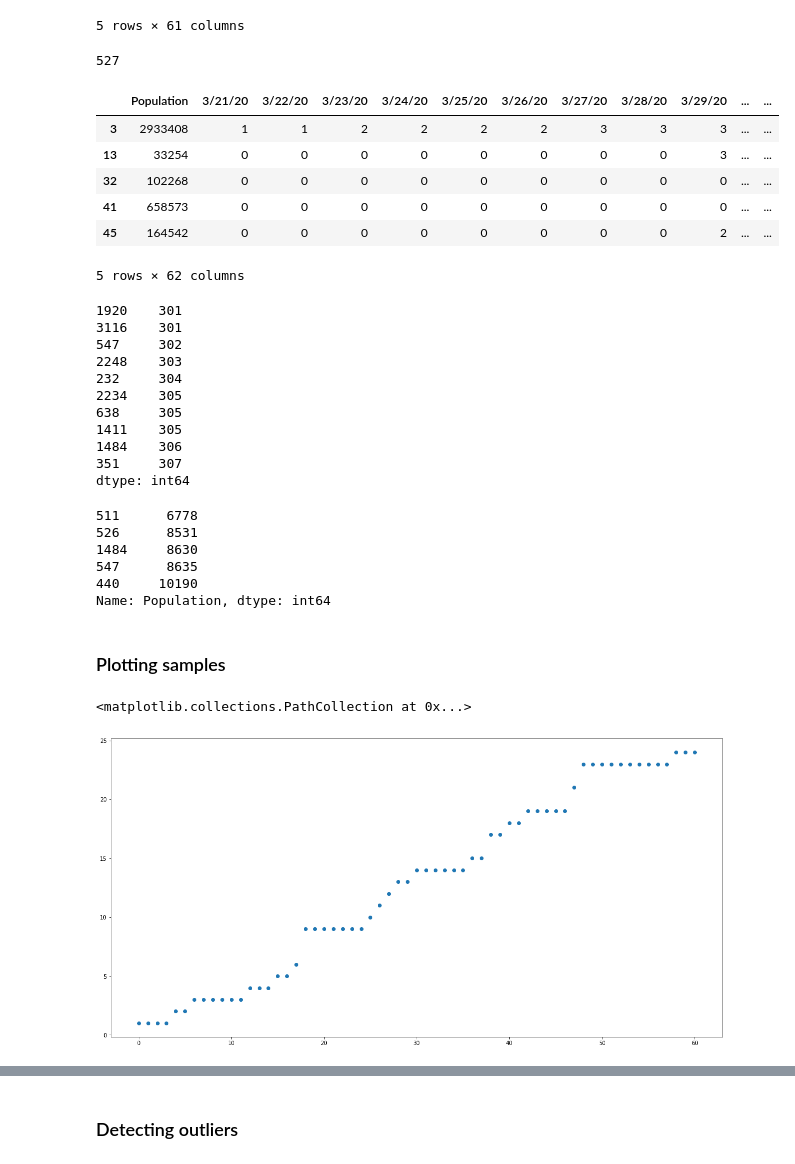
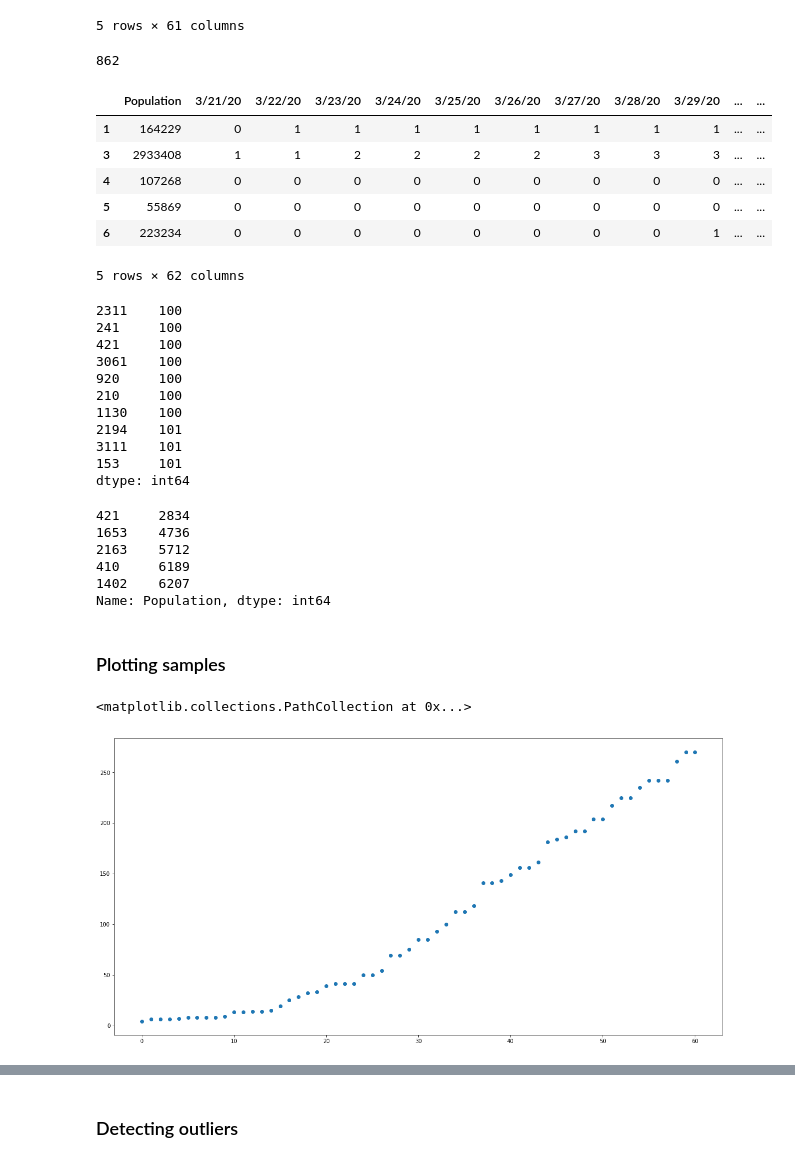
Before and after one commit to AMDonati/SMC-T-v2, a Jupyter notebook: src/preprocessing/Covid_data_preprocess_with_rescaling.ipynb, the cells around one changed output, grey strips where cells are left out. Drawn from its saved outputs; the diff is of its cells as text; code cells hidden in the pictures.

```diff
--- a/src/preprocessing/Covid_data_preprocess_with_rescaling.ipynb
+++ b/src/preprocessing/Covid_data_preprocess_with_rescaling.ipynb
@@ -91,18 +91,18 @@ df_60_days.iloc[:,1:].head()
 | 4 | 0 | 0 | 0 | 0 | 0 | 0 | 0 | 0 | 0 | 0 | ... | ... |
 5 rows × 61 columns
 # %%
-df_60_days = df_60_days[df_60_days.iloc[:, 1:].sum(axis=1)>=300]
+df_60_days = df_60_days[df_60_days.iloc[:, 1:].sum(axis=1)>=100]
 df_60_days = df_60_days[df_60_days.iloc[:, 0]>0]
 print(len(df_60_days))
 df_60_days.head()
 # %% [output]
-527
+862
 |  | Population | 3/21/20 | 3/22/20 | 3/23/20 | 3/24/20 | 3/25/20 | 3/26/20 | 3/27/20 | 3/28/20 | 3/29/20 | ... | ... |
+| 1 | 164229 | 0 | 1 | 1 | 1 | 1 | 1 | 1 | 1 | 1 | ... | ... |
 | 3 | 2933408 | 1 | 1 | 2 | 2 | 2 | 2 | 3 | 3 | 3 | ... | ... |
-| 13 | 33254 | 0 | 0 | 0 | 0 | 0 | 0 | 0 | 0 | 3 | ... | ... |
-| 32 | 102268 | 0 | 0 | 0 | 0 | 0 | 0 | 0 | 0 | 0 | ... | ... |
-| 41 | 658573 | 0 | 0 | 0 | 0 | 0 | 0 | 0 | 0 | 0 | ... | ... |
-| 45 | 164542 | 0 | 0 | 0 | 0 | 0 | 0 | 0 | 0 | 2 | ... | ... |
+| 4 | 107268 | 0 | 0 | 0 | 0 | 0 | 0 | 0 | 0 | 0 | ... | ... |
+| 5 | 55869 | 0 | 0 | 0 | 0 | 0 | 0 | 0 | 0 | 0 | ... | ... |
+| 6 | 223234 | 0 | 0 | 0 | 0 | 0 | 0 | 0 | 0 | 1 | ... | ... |
 5 rows × 62 columns
 # %%
 df_60_days_pop = df_60_days
@@ -111,26 +111,26 @@ df_60_days = df_60_days.iloc[:,1:]
 df_sum = df_60_days.sum(axis=1).sort_values()
 df_sum.head(10)
 # %% [output]
-1920    301
-3116    301
-547     302
-2248    303
-232     304
-2234    305
-638     305
-1411    305
-1484    306
-351     307
+2311    100
+241     100
+421     100
+3061    100
+920     100
+210     100
+1130    100
+2194    101
+3111    101
+153     101
 dtype: int64
 # %%
 # population
 df_60_days_pop.iloc[:,0].sort_values().head()
 # %% [output]
-511      6778
-526      8531
-1484     8630
-547      8635
-440     10190
+421     2834
+1653    4736
+2163    5712
+410     6189
+1402    6207
 Name: Population, dtype: int64
 # %% [markdown]
 ### Plotting samples
@@ -143,7 +143,7 @@ plt.figure(figsize=(20, 10))
 plt.scatter(x=range(61), y=df_60_days.iloc[random_sample,:])
 # %% [output]
 <matplotlib.collections.PathCollection at 0x...>
-[figure, old version]
+[figure, new version]
 # %%
 ### plot for small number of deaths
 df_low_death = df_60_days.sum(axis=1).sort_values().iloc[:10]
```
Also changed, not shown: parts of 12 cells of this notebook, 6 other files.
